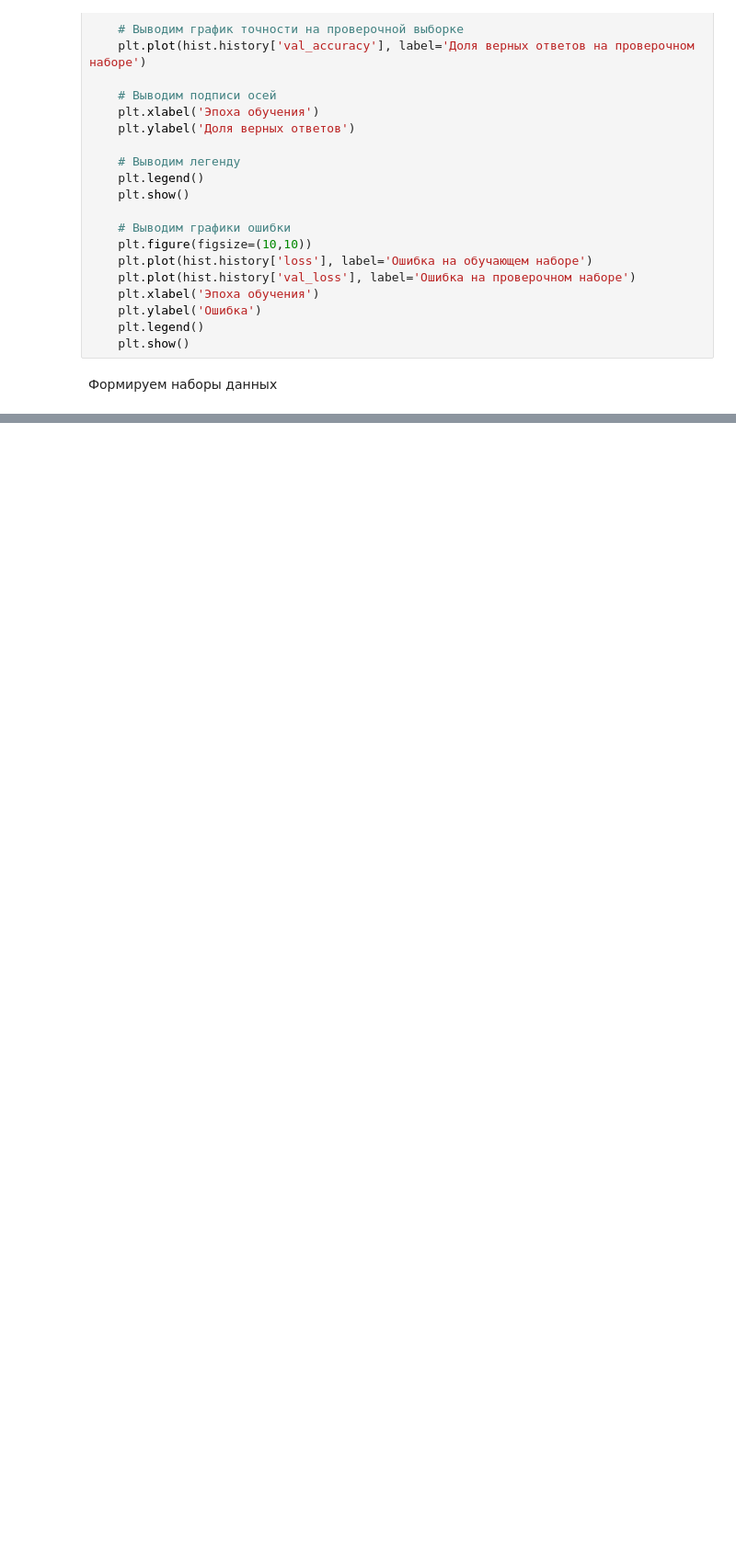
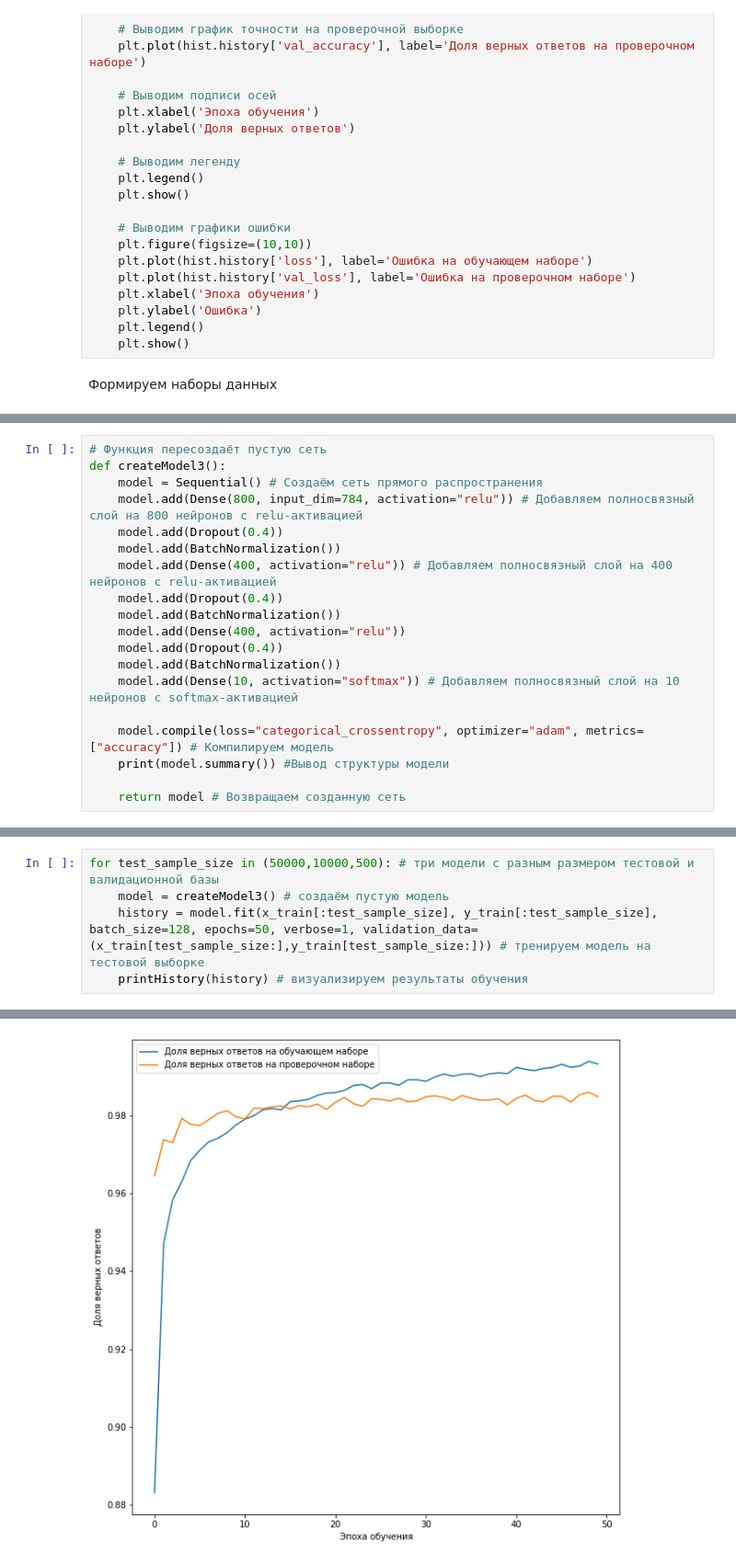
Before and after one commit to rvoljanin/neuraluniversity, a Jupyter notebook: notebooks/ai/exercise2/exercise2.ipynb, the cells around one changed output, grey strips where cells are left out. Shown: that part at 92% size. Cells and saved outputs as stored; diff of their text form; blank space fills up the shorter version.

```diff
--- a/notebooks/ai/exercise2/exercise2.ipynb
+++ b/notebooks/ai/exercise2/exercise2.ipynb
@@ -190,0 +160,19 @@ Epoch 50/50
+# %%
+# Функция пересоздаёт пустую сеть
+def createModel3():
+    model = Sequential() # Создаём сеть прямого распространения
+    model.add(Dense(800, input_dim=784, activation="relu")) # Добавляем полносвязный слой на 800 нейронов с relu-активацией
+    model.add(Dropout(0.4))
+    model.add(BatchNormalization())
+    model.add(Dense(400, activation="relu")) # Добавляем полносвязный слой на 400 нейронов с relu-активацией
+    model.add(Dropout(0.4))
+    model.add(BatchNormalization())
+    model.add(Dense(400, activation="relu"))
+    model.add(Dropout(0.4))
+    model.add(BatchNormalization())
+    model.add(Dense(10, activation="softmax")) # Добавляем полносвязный слой на 10 нейронов с softmax-активацией
+
+    model.compile(loss="categorical_crossentropy", optimizer="adam", metrics=["accuracy"]) # Компилируем модель
+    print(model.summary()) #Вывод структуры модели
+
+    return model # Возвращаем созданную сеть
@@ -190,0 +181,6 @@ Epoch 50/50
+# %%
+for test_sample_size in (50000,10000,500): # три модели с разным размером тестовой и валидационной базы
+    model = createModel3() # создаём пустую модель
+    history = model.fit(x_train[:test_sample_size], y_train[:test_sample_size], batch_size=128, epochs=50, verbose=1, validation_data=(x_train[test_sample_size:],y_train[test_sample_size:])) # тренируем модель на тестовой выборке
+    printHistory(history) # визуализируем результаты обучения
+# %% [output]
@@ -190,0 +204 @@ Epoch 50/50
+[figure, added]
```
Also changed, not shown: parts of 15 cells of this notebook, 2 other files.
